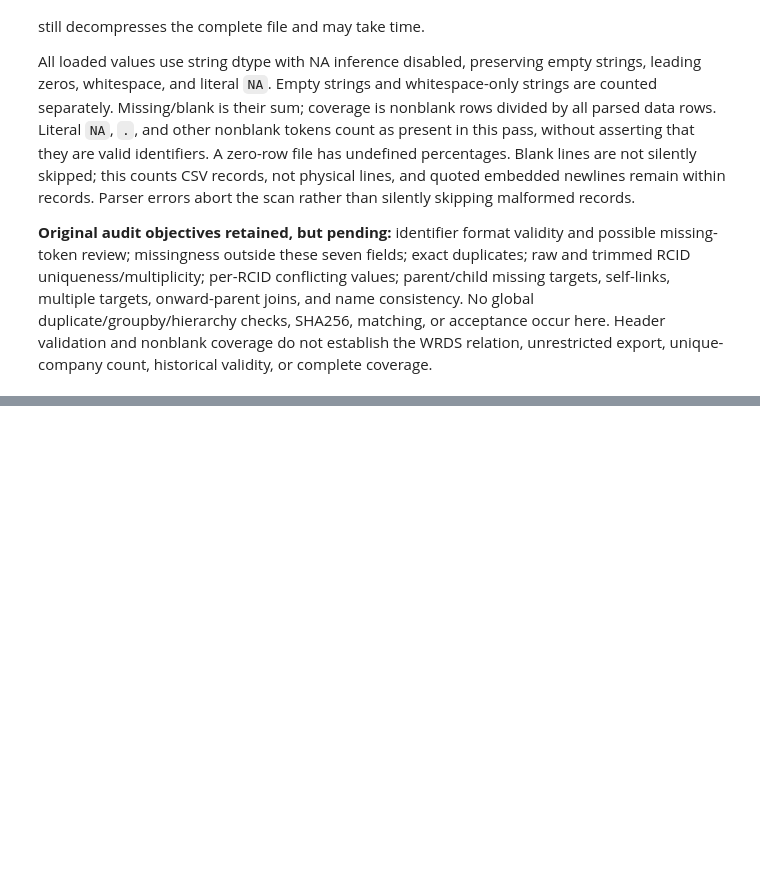
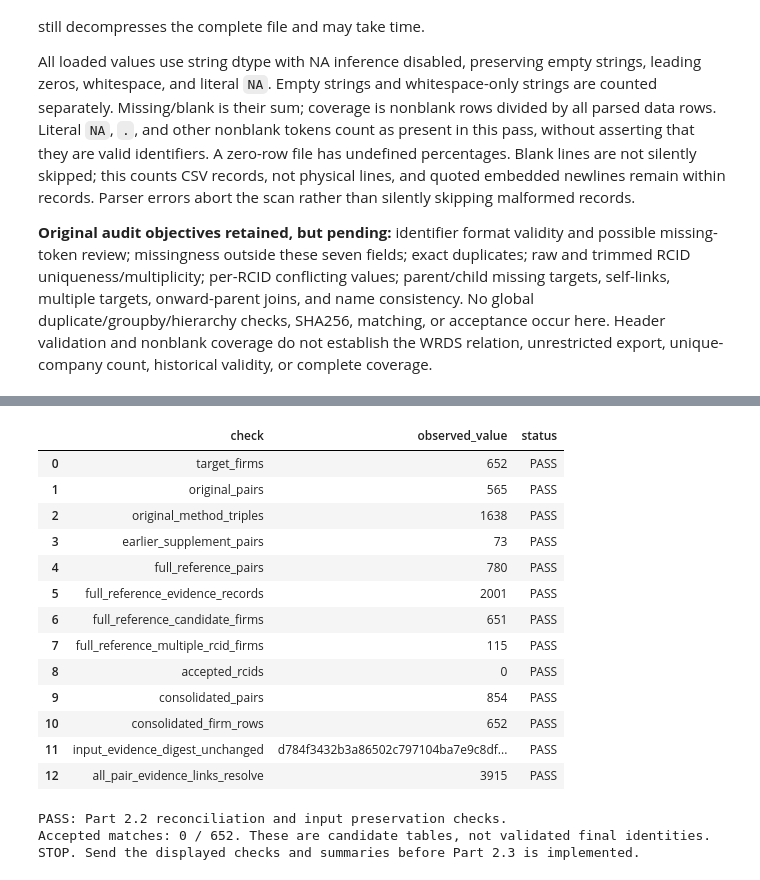
Before and after one commit to kptransfer2024-cmd/ai-workforce-statements, a Jupyter notebook: code/notebooks/01b_complete_revelio_matching.ipynb, the cells around one changed output, grey strips where cells are left out. Drawn from its saved outputs; the diff is of its cells as text; code cells hidden in the pictures; blank space fills up the shorter version.

```diff
--- a/code/notebooks/01b_complete_revelio_matching.ipynb
+++ b/code/notebooks/01b_complete_revelio_matching.ipynb
@@ -2049,0 +955,8 @@ display(Markdown("\n".join(lines)))
+# %%
+# 2.2.1 — verify retained inputs, without rerunning any discovery
+part22_input_state = matching_workflow.require_state(globals())
+part22_input_checks = matching_workflow.validate_retained_state(part22_input_state)
+part22_input_digest = matching_workflow.state_digest(part22_input_state)
+display(part22_input_checks)
+print("Input evidence digest:", part22_input_digest)
+print("Retained state verified; no candidate accepted and no files written.")
@@ -2049,0 +1141,29 @@ display(Markdown("\n".join(lines)))
+# %%
+# 2.2.5 — first execution checkpoint; stop after this cell
+assert matching_workflow.state_digest(part22_input_state) == part22_input_digest
+pd.testing.assert_frame_equal(crosswalk_v1, part22_input_state["crosswalk_v1"])
+assert set(consolidated_firm_index.gvkey) == set(crosswalk_v1.gvkey)
+assert consolidated_firm_index.accepted_rcid.isna().all()
+assert consolidated_firm_index.human_review_status.eq("not_reviewed").all()
+display(consolidation_checks)
+print("PASS: Part 2.2 reconciliation and input preservation checks.")
+print("Accepted matches: 0 / 652. These are candidate tables, not validated final identities.")
+print("STOP. Send the displayed checks and summaries before Part 2.3 is implemented.")
+# %% [output]
+|  | check | observed_value | status |
+| 0 | target_firms | 652 | PASS |
+| 1 | original_pairs | 565 | PASS |
+| 2 | original_method_triples | 1638 | PASS |
+| 3 | earlier_supplement_pairs | 73 | PASS |
+| 4 | full_reference_pairs | 780 | PASS |
+| 5 | full_reference_evidence_records | 2001 | PASS |
+| 6 | full_reference_candidate_firms | 651 | PASS |
+| 7 | full_reference_multiple_rcid_firms | 115 | PASS |
+| 8 | accepted_rcids | 0 | PASS |
+| 9 | consolidated_pairs | 854 | PASS |
+| 10 | consolidated_firm_rows | 652 | PASS |
+| 11 | input_evidence_digest_unchanged | d784f3432b3a86502c797104ba7e9c8df... | PASS |
+| 12 | all_pair_evidence_links_resolve | 3915 | PASS |
+PASS: Part 2.2 reconciliation and input preservation checks.
+Accepted matches: 0 / 652. These are candidate tables, not validated final identities.
+STOP. Send the displayed checks and summaries before Part 2.3 is implemented.
```
Also changed, not shown: parts of 87 cells of this notebook, 2 other files.
